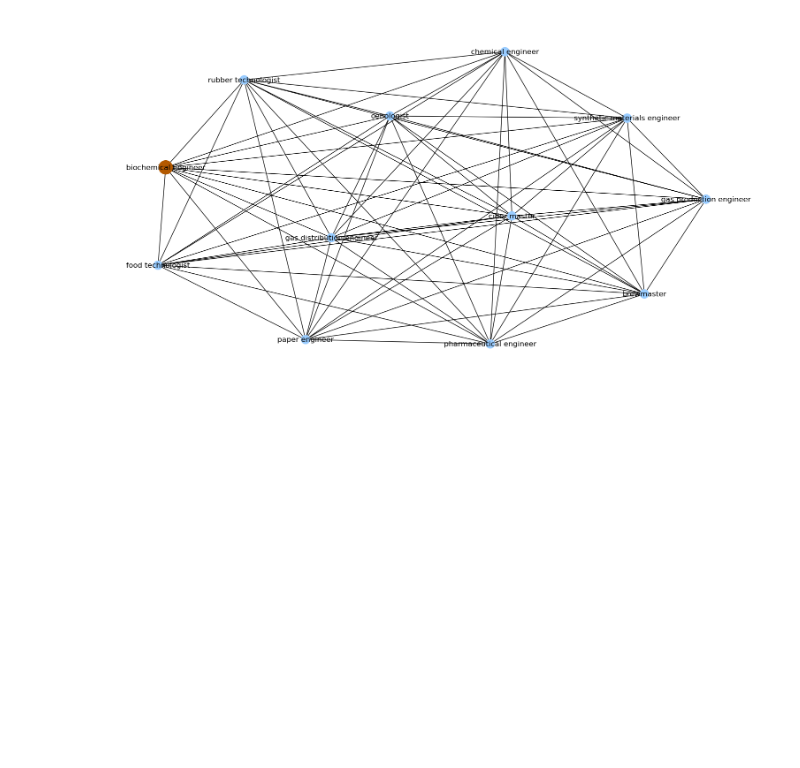
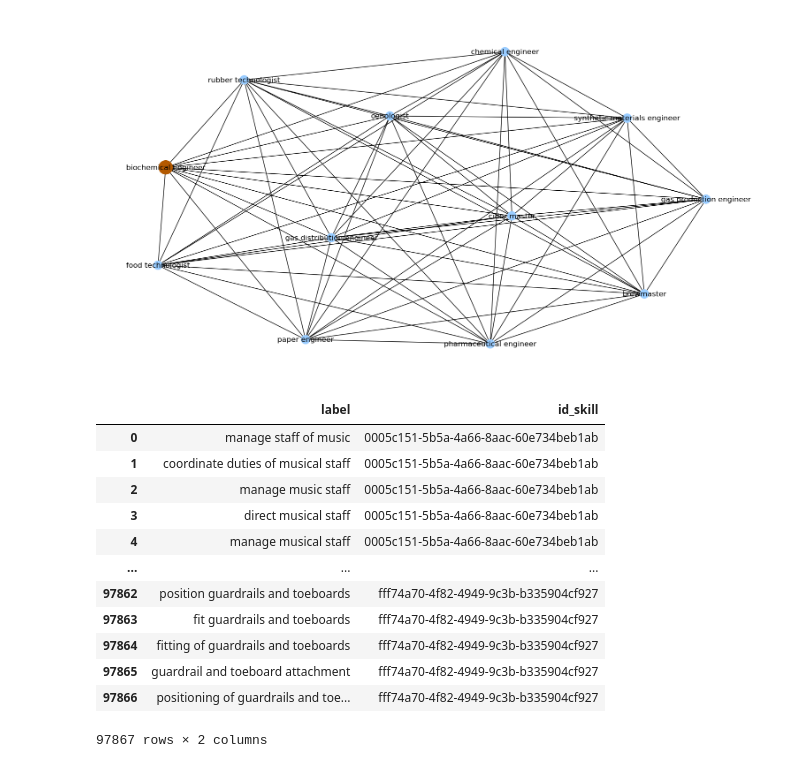
Before and after one commit to jacons/Interpretable-by-design-Human-Recommender, a Jupyter notebook: other_notebook/show_occup-skills.ipynb, the cells around one changed output. Cells and saved outputs as stored; diff of their text form; code cells hidden in the pictures; blank space fills up the shorter version.

```diff
--- a/other_notebook/show_occup-skills.ipynb
+++ b/other_notebook/show_occup-skills.ipynb
@@ -15,3 +17,21 @@ occ = "f3e23761-0663-4ae0-97a2-0b2dd3fa38a1"
 job_graph.show_subgraph(occ,RelationNode.JB,TypeNode.OC)
 # %% [output]
 [figure]
+# %%
+occupation = pd.read_csv("../sources/skills_synonyms.csv")
+# %%
+occupation
+# %% [output]
+|  | label | id_skill |
+| 0 | manage staff of music | 0005c151-5b5a-4a66-8aac-60e734beb1ab |
+| 1 | coordinate duties of musical staff | 0005c151-5b5a-4a66-8aac-60e734beb1ab |
+| 2 | manage music staff | 0005c151-5b5a-4a66-8aac-60e734beb1ab |
+| 3 | direct musical staff | 0005c151-5b5a-4a66-8aac-60e734beb1ab |
+| 4 | manage musical staff | 0005c151-5b5a-4a66-8aac-60e734beb1ab |
+| ... | ... | ... |
+| 97862 | position guardrails and toeboards | fff74a70-4f82-4949-9c3b-b335904cf927 |
+| 97863 | fit guardrails and toeboards | fff74a70-4f82-4949-9c3b-b335904cf927 |
+| 97864 | fitting of guardrails and toeboards | fff74a70-4f82-4949-9c3b-b335904cf927 |
+| 97865 | guardrail and toeboard attachment | fff74a70-4f82-4949-9c3b-b335904cf927 |
+| 97866 | positioning of guardrails and toe... | fff74a70-4f82-4949-9c3b-b335904cf927 |
+97867 rows × 2 columns
```
Also changed, not shown: parts of 1 cell of this notebook, 15 other files.
